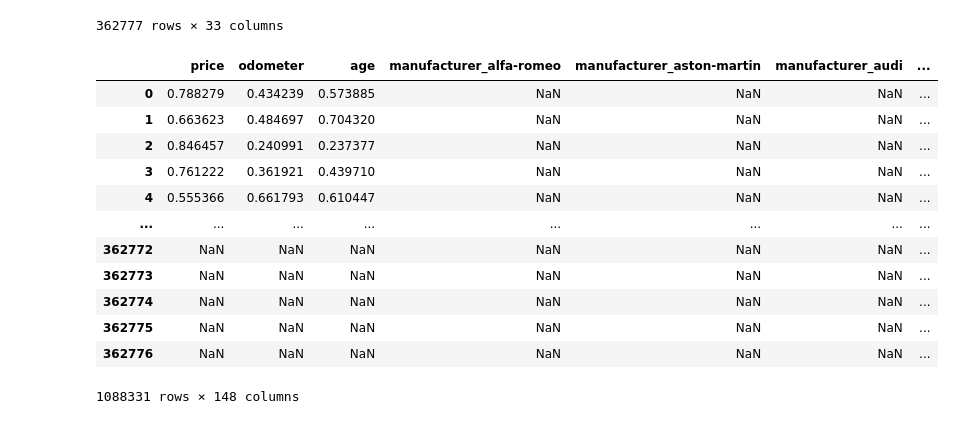
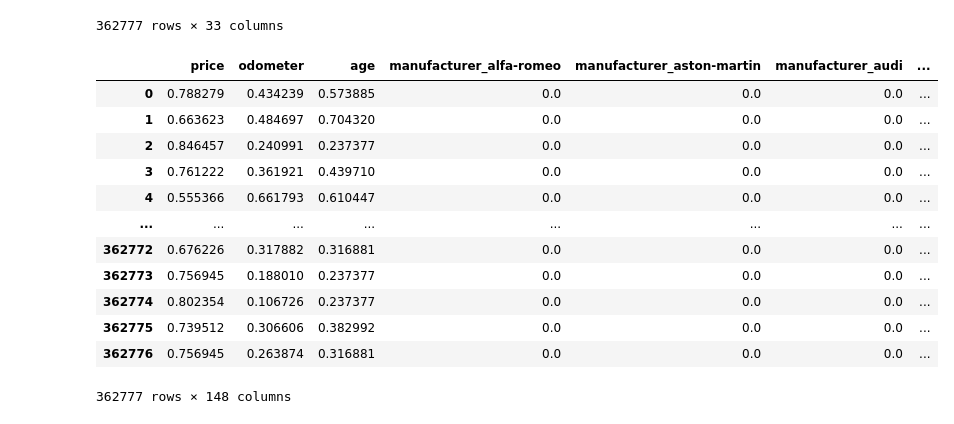
Before and after one commit to gparedesg/repo-equipo-1, a Jupyter notebook: Actividad6FE.ipynb, the cells around one changed output. Saved outputs shown, nothing was run; the diff lists cells and outputs as text; code cells hidden in the pictures.

```diff
--- a/Actividad6FE.ipynb
+++ b/Actividad6FE.ipynb
@@ -679,0 +664,3 @@ minmax_df
+# %%
+minmax_df.reset_index(drop=True, inplace=True)
+minmax_df
@@ -712,19 +713,19 @@ highly_cardinal_variables
 | 362776 | 1 | 1 | 0 | 0 | 1 | 0 | 1 | 0 | 0 | ... |
 362777 rows × 33 columns
 # %%
-conc_df = pd.concat([minmax_df, few_cardinal_variables, highly_cardinal_variables])
+conc_df = pd.concat([minmax_df, few_cardinal_variables, highly_cardinal_variables], axis=1)
 conc_df
 # %% [output]
 |  | price | odometer | age | manufacturer_alfa-romeo | manufacturer_aston-martin | manufacturer_audi | ... |
-| 0 | 0.788279 | 0.434239 | 0.573885 | NaN | NaN | NaN | ... |
-| 1 | 0.663623 | 0.484697 | 0.704320 | NaN | NaN | NaN | ... |
-| 2 | 0.846457 | 0.240991 | 0.237377 | NaN | NaN | NaN | ... |
-| 3 | 0.761222 | 0.361921 | 0.439710 | NaN | NaN | NaN | ... |
-| 4 | 0.555366 | 0.661793 | 0.610447 | NaN | NaN | NaN | ... |
+| 0 | 0.788279 | 0.434239 | 0.573885 | 0.0 | 0.0 | 0.0 | ... |
+| 1 | 0.663623 | 0.484697 | 0.704320 | 0.0 | 0.0 | 0.0 | ... |
+| 2 | 0.846457 | 0.240991 | 0.237377 | 0.0 | 0.0 | 0.0 | ... |
+| 3 | 0.761222 | 0.361921 | 0.439710 | 0.0 | 0.0 | 0.0 | ... |
+| 4 | 0.555366 | 0.661793 | 0.610447 | 0.0 | 0.0 | 0.0 | ... |
 | ... | ... | ... | ... | ... | ... | ... | ... |
-| 362772 | NaN | NaN | NaN | NaN | NaN | NaN | ... |
-| 362773 | NaN | NaN | NaN | NaN | NaN | NaN | ... |
-| 362774 | NaN | NaN | NaN | NaN | NaN | NaN | ... |
-| 362775 | NaN | NaN | NaN | NaN | NaN | NaN | ... |
-| 362776 | NaN | NaN | NaN | NaN | NaN | NaN | ... |
+| 362772 | 0.676226 | 0.317882 | 0.316881 | 0.0 | 0.0 | 0.0 | ... |
+| 362773 | 0.756945 | 0.188010 | 0.237377 | 0.0 | 0.0 | 0.0 | ... |
+| 362774 | 0.802354 | 0.106726 | 0.237377 | 0.0 | 0.0 | 0.0 | ... |
+| 362775 | 0.739512 | 0.306606 | 0.382992 | 0.0 | 0.0 | 0.0 | ... |
+| 362776 | 0.756945 | 0.263874 | 0.316881 | 0.0 | 0.0 | 0.0 | ... |
-1088331 rows × 148 columns
+362777 rows × 148 columns
```
Also changed, not shown: parts of 2 cells of this notebook.
